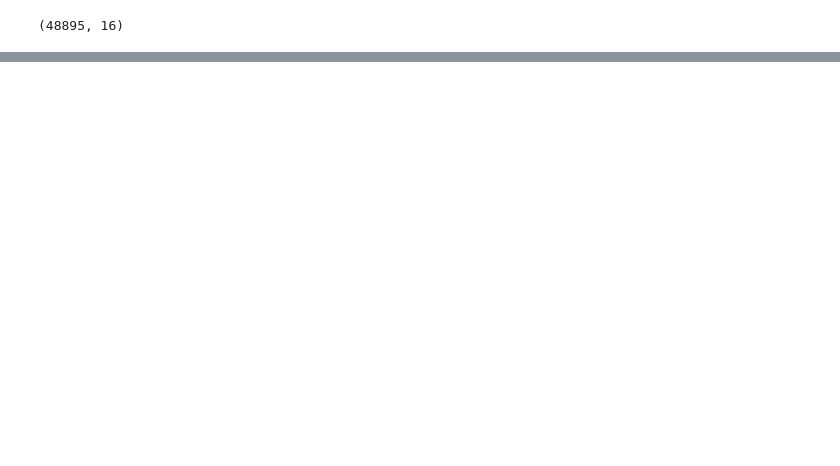
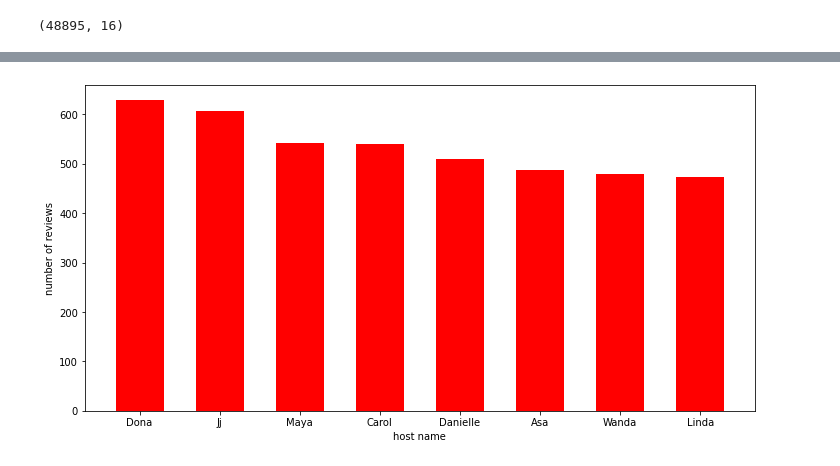
Before and after one commit to Yashwati-patel/Airbnb_booking_analysis, a Jupyter notebook: Final_notebook_Airbnb_booking_analysis.ipynb, the cells around one changed output, grey strips where cells are left out. Cells and saved outputs as stored; diff of their text form; code cells hidden in the pictures; blank space fills up the shorter version.

```diff
--- a/Final_notebook_Airbnb_booking_analysis.ipynb
+++ b/Final_notebook_Airbnb_booking_analysis.ipynb
@@ -248,0 +277,5 @@ plt.show()
+# %%
+# find busiest host
+busiest_host_data = data.groupby(['host_name','room_type'])['number_of_reviews'].max().reset_index()
+busiest_host_data = busiest_host_data.sort_values(by='number_of_reviews' , ascending=False).head(8)
+busiest_host_data
@@ -248,0 +292,14 @@ plt.show()
+# %%
+# showing through graph
+name_data = busiest_host_data['host_name']
+reviews_data = busiest_host_data['number_of_reviews']
+
+fig = plt.figure(figsize = (12,6))
+
+# creating the bar graph
+plt.bar(name_data, reviews_data, color ='red', width=.6)
+plt.xlabel('host name')
+plt.ylabel('number of reviews')
+plt.show()
+# %% [output]
+[figure, added]
```
Also changed, not shown: parts of 49 cells of this notebook.
